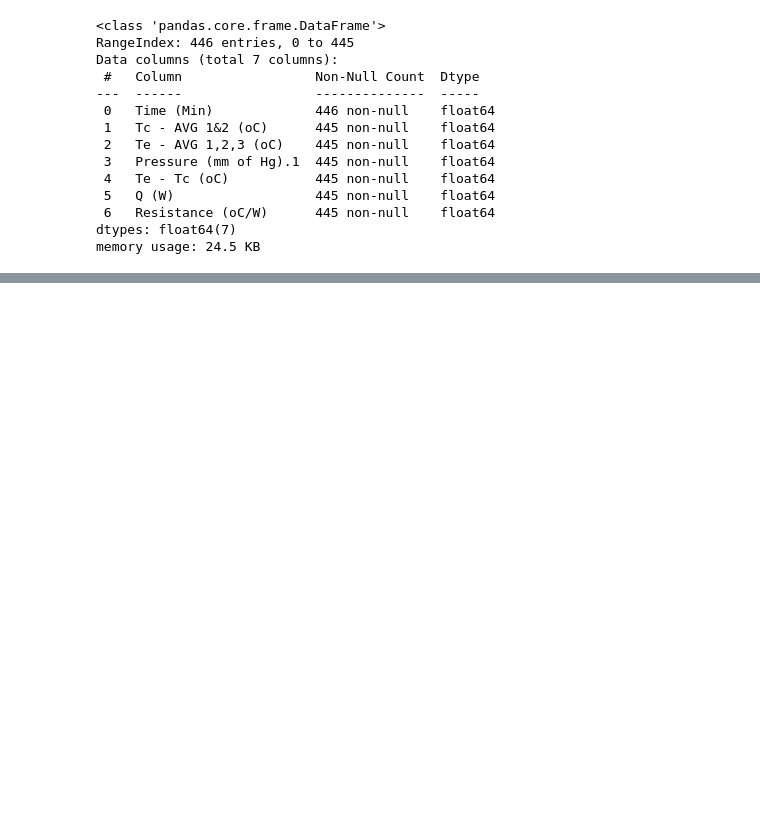
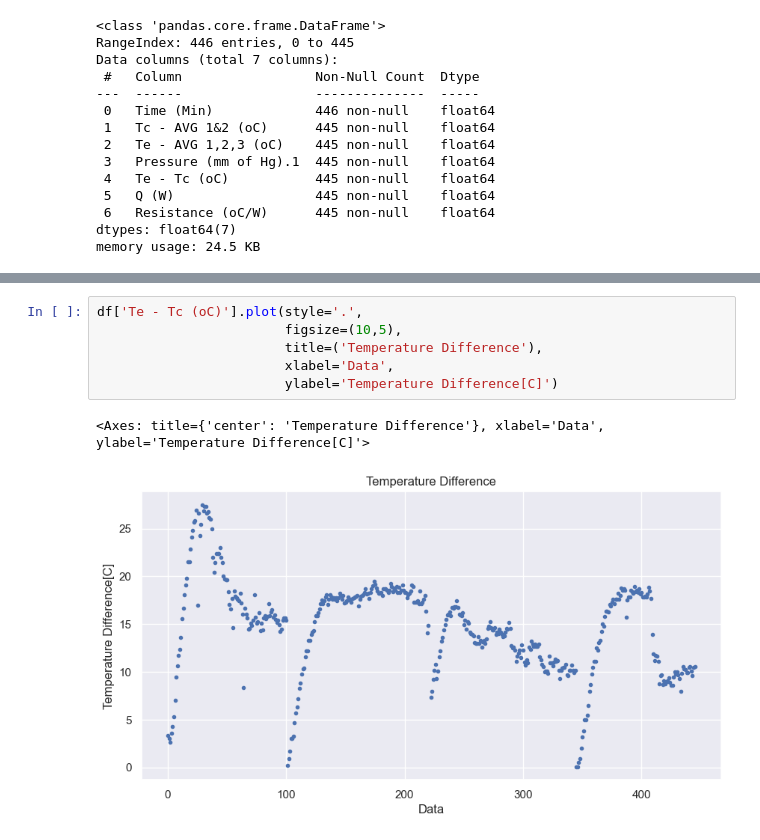
Before and after one commit to nirmalparmarphd/PulseHeatPipe, a Jupyter notebook: data_prep.ipynb, the cells around one changed output, grey strips where cells are left out. Cells and saved outputs as stored; diff of their text form; blank space fills up the shorter version.

```diff
--- a/data_prep.ipynb
+++ b/data_prep.ipynb
@@ -96,0 +102,9 @@ df['Pressure (mm of Hg).1'].plot()
+# %%
+df['Te - Tc (oC)'].plot(style='.',
+                        figsize=(10,5),
+                        title=('Temperature Difference'),
+                        xlabel='Data',
+                        ylabel='Temperature Difference[C]')
+# %% [output]
+<Axes: title={'center': 'Temperature Difference'}, xlabel='Data', ylabel='Temperature Difference[C]'>
+[figure, added]
```
Also changed, not shown: parts of 7 cells of this notebook, 3 other files.
